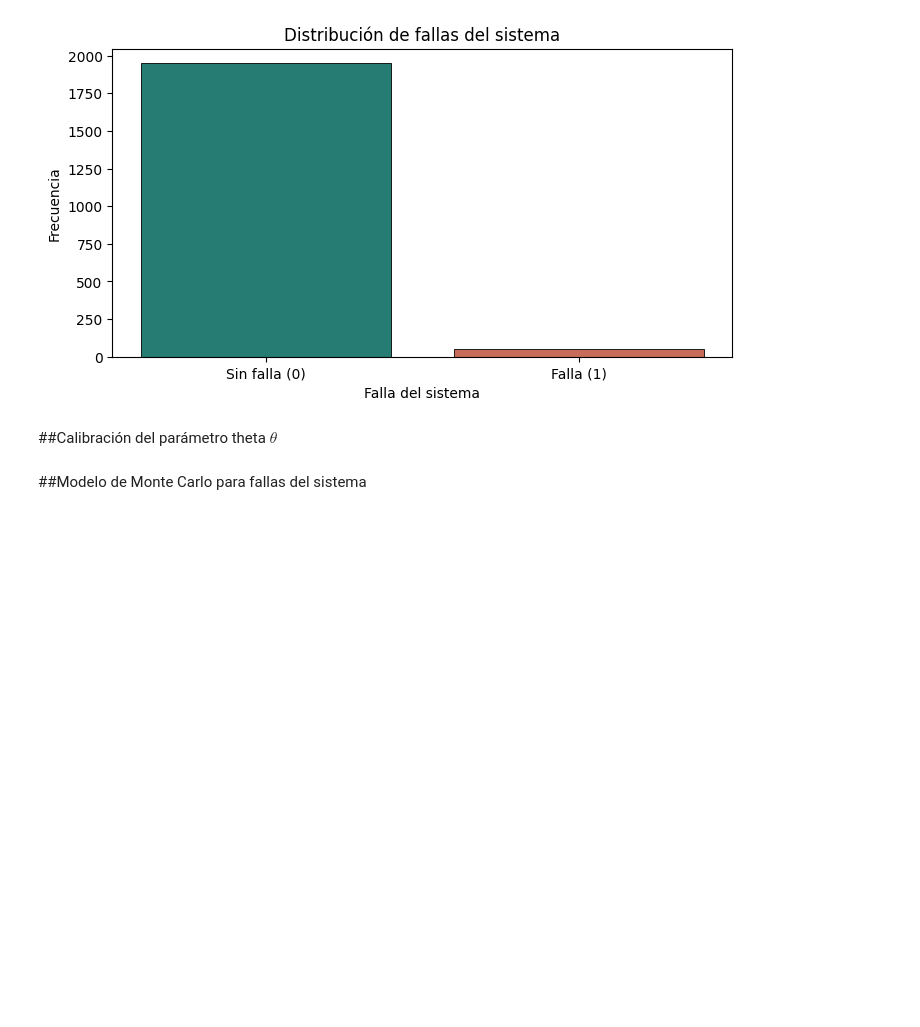
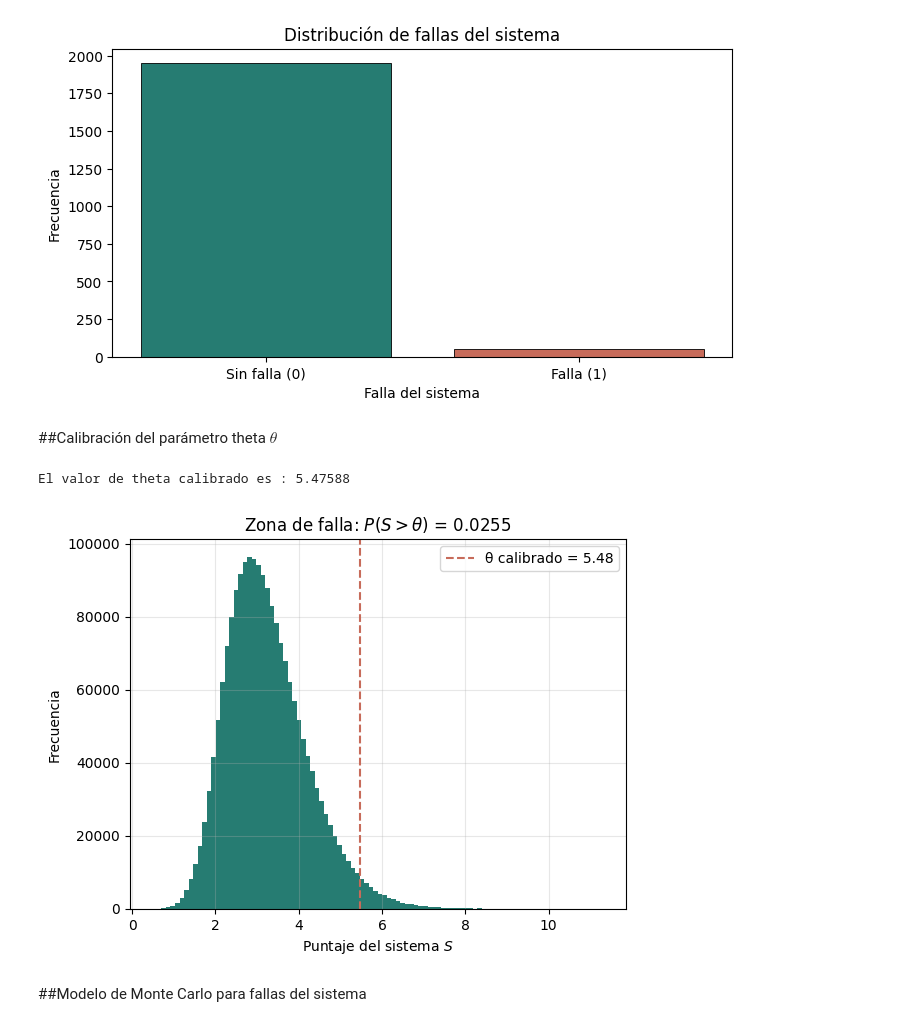
Before and after one commit to ProfeAgudelo/Modelaci-n_Estocastica, a Jupyter notebook: Problema_1_Confiabilidad_de_sistema_multicomponente_con_Cópula_Gaussiana.ipynb, the cells around one changed output. Drawn from its saved outputs; the diff is of its cells as text; code cells hidden in the pictures; blank space fills up the shorter version.

```diff
--- a/Problema_1_Confiabilidad_de_sistema_multicomponente_con_Cópula_Gaussiana.ipynb
+++ b/Problema_1_Confiabilidad_de_sistema_multicomponente_con_Cópula_Gaussiana.ipynb
@@ -305,6 +305,43 @@ plt.show()
 [figure]
 # %% [markdown]
 ##Calibración del parámetro theta $\theta$
+# %%
+#Variables proias del sistema
+alpha = 0.25
+beta_v = 0.10
+
+def falla_componente(n, sigmas, lambdas, a_hats, b_hats, mean_V, K=5, L=L_rho, alpha = alpha, beta_v = beta_v):
+  rng = np.random.default_rng(42)
+  X = rng.standard_normal(size=(n, K))
+  X_prime = (X @ L.T) * sigmas #Ruido con correlación
+  T = rng.exponential(scale=1/lambdas, size=(n,K)) #Tiempo de respuesta
+  E = rng.uniform(low=a_hats, high=b_hats, size=(n,K)) #Error Medido
+  V = rng.exponential(scale=mean_V, size=(n,1)) #Vibración (Indagar al profe cual es el parámetro correcto de la exponencial)
+  return np.abs(X_prime) + alpha*T + beta_v*V + np.abs(E)
+
+def simulacion_falla_general(s):
+  a = np.minimum(s[:,0],s[:,1])
+  b = s[:,2]
+  c = np.minimum(s[:,3],s[:,4])
+  return np.maximum.reduce([a,b,c])
+
+valores_falla = simulacion_falla_general(falla_componente(2000000, sigmas, lambdas, a_hats, b_hats, mean_V))
+
+theta_calibrado = np.quantile(valores_falla, 1-prop_data)
+print('El valor de theta calibrado es :', round(theta_calibrado, 5))
+# %% [output]
+El valor de theta calibrado es : 5.47588
+# %%
+plt.hist(valores_falla,bins=100,color=colores['secundario'])
+plt.axvline(theta_calibrado,ls='--', color=colores['terracota'], label=f'θ calibrado = {theta_calibrado:.2f}')
+plt.xlabel('Puntaje del sistema $S$')
+plt.ylabel('Frecuencia')
+plt.title(f'Zona de falla: $P(S>\\theta)$ = {(valores_falla > theta_calibrado).mean():.4f}')
+plt.grid(alpha=0.3)
+plt.legend()
+plt.show()
+# %% [output]
+[figure, added]
 # %% [markdown]
 ##Modelo de Monte Carlo para fallas del sistema
 # %%
```
Also changed, not shown: parts of 5 cells of this notebook.
